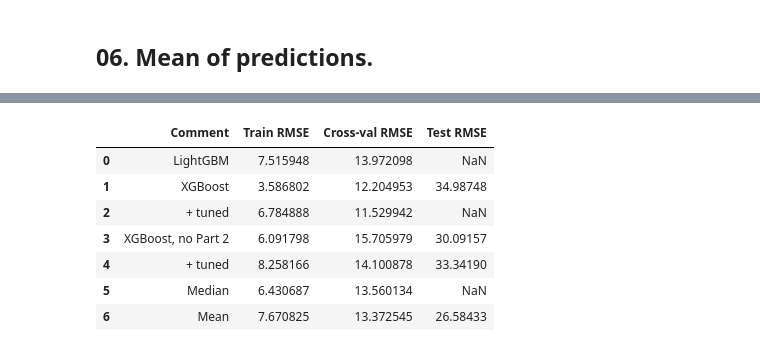
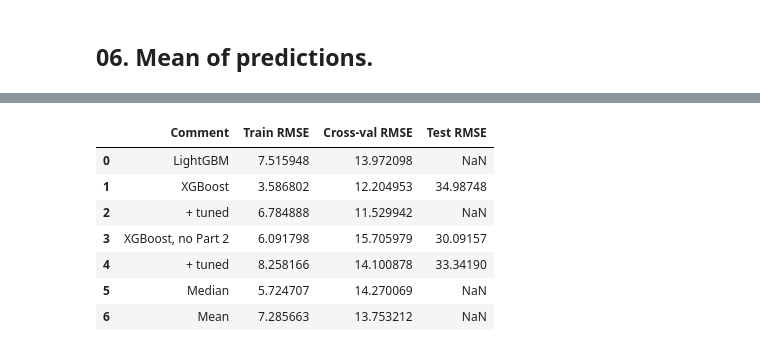
Before and after one commit to NickVasenkov/CO2-Emissions, a Jupyter notebook: CO2 Emissions Stacking.ipynb, the cells around one changed output, grey strips where cells are left out. Drawn from its saved outputs; the diff is of its cells as text; code cells hidden in the pictures.

```diff
--- a/CO2 Emissions Stacking.ipynb
+++ b/CO2 Emissions Stacking.ipynb
@@ -499,18 +499,35 @@ study_number = '05'
 
 scores_df.loc[int(study_number), 'Comment'] = 'Median'
 
+# Instantiate the regressor
+model_xgb = xgb.XGBRegressor(random_state=SEED, n_jobs=-1)
+
+
+## CROSS_VALIDATION
+
+# Fit
+model_xgb.fit(train_selected, train['emission'])
+# Predict
+pred_train = model_xgb.predict(train_selected)
+pred_cv = model_xgb.predict(cv_selected)
+
+## SUBMISSION
+# Fit
+model_xgb.fit(train_and_cv_selected, train_and_cv['emission'])
+pred_test = model_xgb.predict(test_selected)
+
 ## Create DataFrames
 train_predictions = train[['pred_1_train', 'emission_pred_2_04',
                            'Max_x_groups_train']].copy(deep=True)
-train_predictions['pred_Stacking_04_train'] = pred_train
+train_predictions['pred_Stacking_03_train'] = pred_train
 
 cv_predictions = cv[['pred_1_train', 'emission_pred_2_04',
                      'Max_x_groups_train']].copy(deep=True)
-cv_predictions['pred_Stacking_04_train'] = pred_cv
+cv_predictions['pred_Stacking_03_train'] = pred_cv
 
 test_predictions = test[['pred_1', 'emission_pred_2_04',
                                          'Max_x_groups']].copy(deep=True)
-test_predictions['pred_Stacking_04'] = pred_test
+test_predictions['pred_Stacking_03'] = pred_test
 
 ## Calculate Cross-val RMSE
 scores_df.loc[int(study_number), 'Train RMSE'] = mean_squared_error(train['emission'],
@@ -565,12 +583,12 @@ Wall time: 60.6 ms
 # %%
-scores_df.loc[int(study_number),'Test RMSE'] = 26.58433
+scores_df.loc[int(study_number),'Test RMSE'] = np.nan
 scores_df
 # %% [output]
 |  | Comment | Train RMSE | Cross-val RMSE | Test RMSE |
 | 0 | LightGBM | 7.515948 | 13.972098 | NaN |
 | 1 | XGBoost | 3.586802 | 12.204953 | 34.98748 |
 | 2 | + tuned | 6.784888 | 11.529942 | NaN |
 | 3 | XGBoost, no Part 2 | 6.091798 | 15.705979 | 30.09157 |
 | 4 | + tuned | 8.258166 | 14.100878 | 33.34190 |
-| 5 | Median | 6.430687 | 13.560134 | NaN |
-| 6 | Mean | 7.670825 | 13.372545 | 26.58433 |
+| 5 | Median | 5.724707 | 14.270069 | NaN |
+| 6 | Mean | 7.285663 | 13.753212 | NaN |
```
Also changed, not shown: parts of 13 cells of this notebook, 39 other files.
